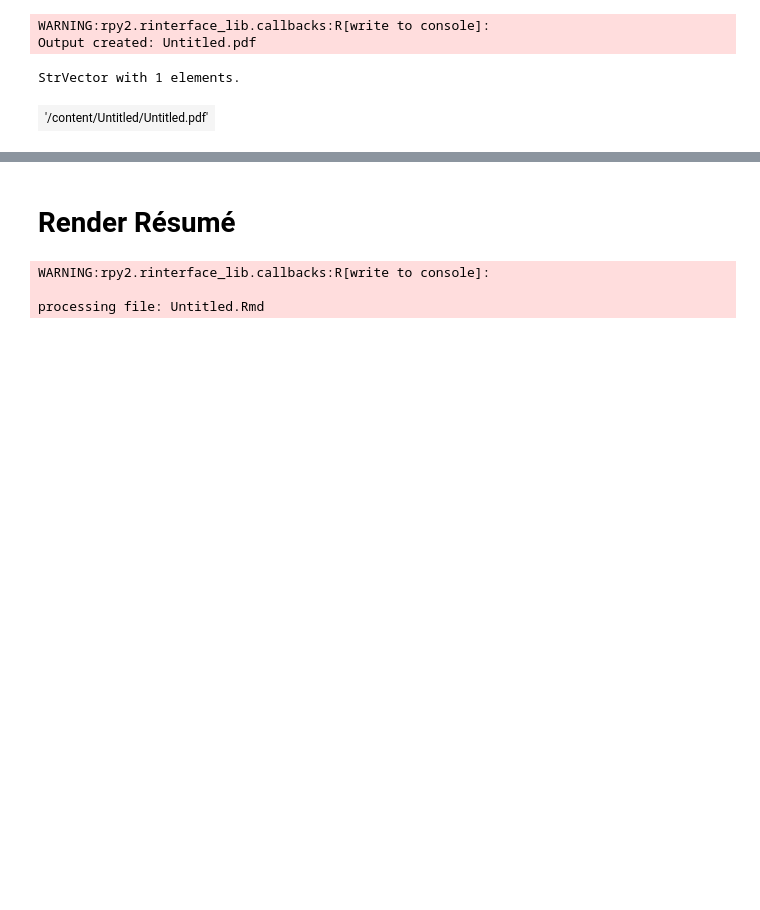
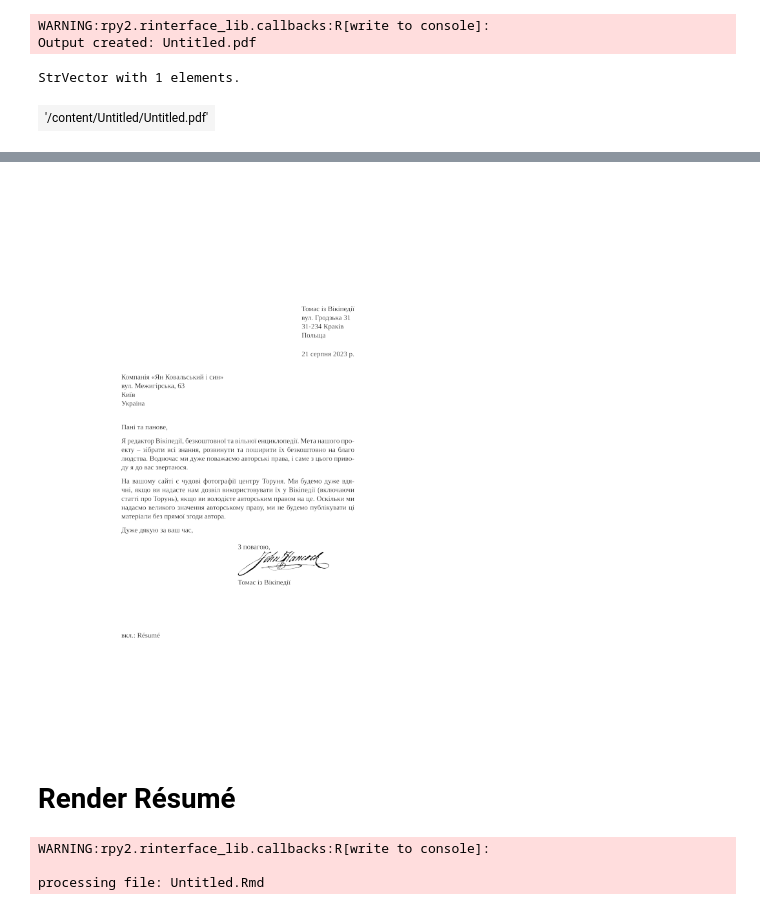
Before and after one commit to JacekPardyak/resume, a Jupyter notebook: man/figures/colab/resume_py.ipynb, the cells around one changed output, grey strips where cells are left out. Saved outputs shown, nothing was run; the diff lists cells and outputs as text; code cells hidden in the pictures; blank space fills up the shorter version.

```diff
--- a/man/figures/colab/resume_py.ipynb
+++ b/man/figures/colab/resume_py.ipynb
@@ -190,3 +153,16 @@ StrVector with 1 elements.
+# %%
+# plot your cover letter
+import matplotlib.pyplot as plt
+import matplotlib.image as mpimg
+plt.rcParams['figure.figsize'] = (15, 11)
+!inkscape --export-background-opacity=0 --export-dpi=300 --export-type=png /content/Untitled/Untitled.pdf > /dev/null 2>&1
+img = mpimg.imread('/content/Untitled/Untitled.pdf.png')
+imgplot = plt.imshow(img)
+plt.grid(False)
+plt.axis('off')
+plt.show()
+# %% [output]
+[figure, added]
 # %% [markdown]
 # Render Résumé
 # %%
```
Also changed, not shown: parts of 5 cells of this notebook.
